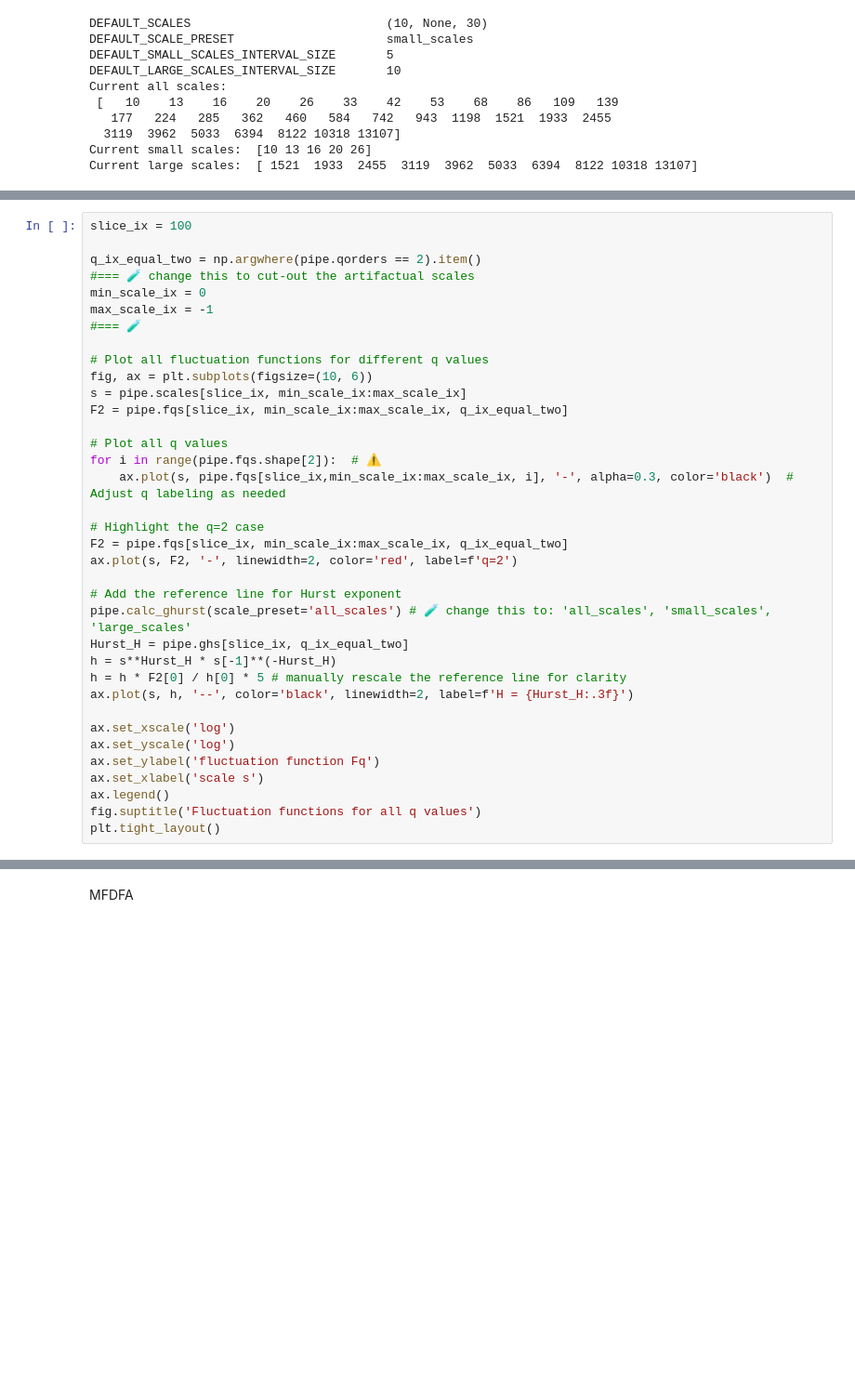
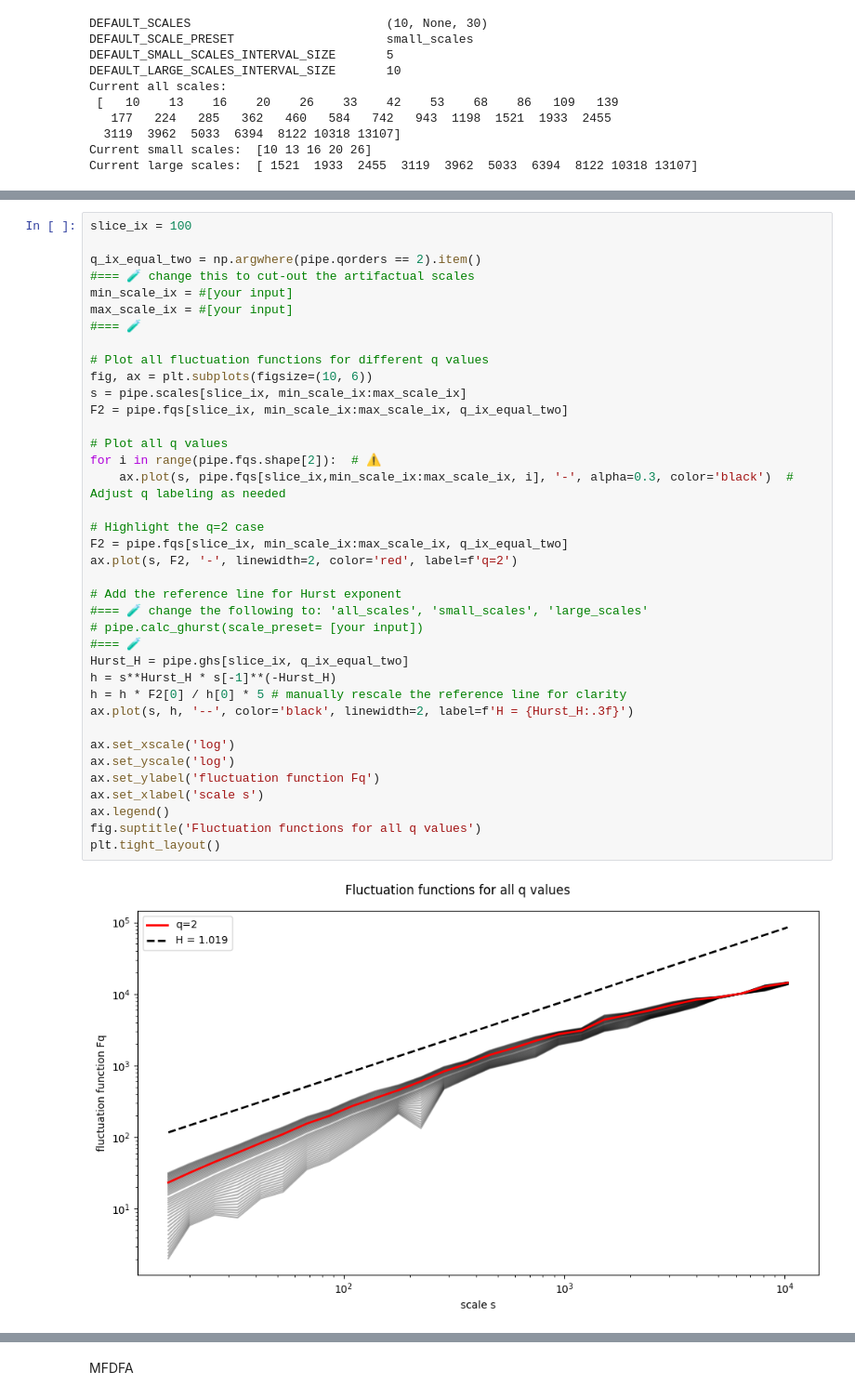
Before and after one commit to Mark-Kac-Center/MFSCA, a Jupyter notebook: Workshop.ipynb, the cells around one changed output, grey strips where cells are left out. Shown at 93% size. Drawn from its saved outputs; the diff is of its cells as text; blank space fills up the shorter version.

```diff
--- a/Workshop.ipynb
+++ b/Workshop.ipynb
@@ -612,35 +616,39 @@ slice_ix = 100
 
 q_ix_equal_two = np.argwhere(pipe.qorders == 2).item()
 #=== 🧪 change this to cut-out the artifactual scales
-min_scale_ix = 0
-max_scale_ix = -1
+min_scale_ix = #[your input]
+max_scale_ix = #[your input]
 #=== 🧪
 
 # Plot all fluctuation functions for different q values
 fig, ax = plt.subplots(figsize=(10, 6))
 s = pipe.scales[slice_ix, min_scale_ix:max_scale_ix]
 F2 = pipe.fqs[slice_ix, min_scale_ix:max_scale_ix, q_ix_equal_two]
 
 # Plot all q values
 for i in range(pipe.fqs.shape[2]):  # ⚠️
     ax.plot(s, pipe.fqs[slice_ix,min_scale_ix:max_scale_ix, i], '-', alpha=0.3, color='black')  # Adjust q labeling as needed
 
 # Highlight the q=2 case
 F2 = pipe.fqs[slice_ix, min_scale_ix:max_scale_ix, q_ix_equal_two]
 ax.plot(s, F2, '-', linewidth=2, color='red', label=f'q=2')
 
 # Add the reference line for Hurst exponent
-pipe.calc_ghurst(scale_preset='all_scales') # 🧪 change this to: 'all_scales', 'small_scales', 'large_scales'
+#=== 🧪 change the following to: 'all_scales', 'small_scales', 'large_scales'
+# pipe.calc_ghurst(scale_preset= [your input])
+#=== 🧪
 Hurst_H = pipe.ghs[slice_ix, q_ix_equal_two]
 h = s**Hurst_H * s[-1]**(-Hurst_H)
 h = h * F2[0] / h[0] * 5 # manually rescale the reference line for clarity
 ax.plot(s, h, '--', color='black', linewidth=2, label=f'H = {Hurst_H:.3f}')
 
 ax.set_xscale('log')
 ax.set_yscale('log')
 ax.set_ylabel('fluctuation function Fq')
 ax.set_xlabel('scale s')
 ax.legend()
 fig.suptitle('Fluctuation functions for all q values')
 plt.tight_layout()
+# %% [output]
+[figure, added]
 # %% [markdown]
```
Also changed, not shown: parts of 9 cells of this notebook.
